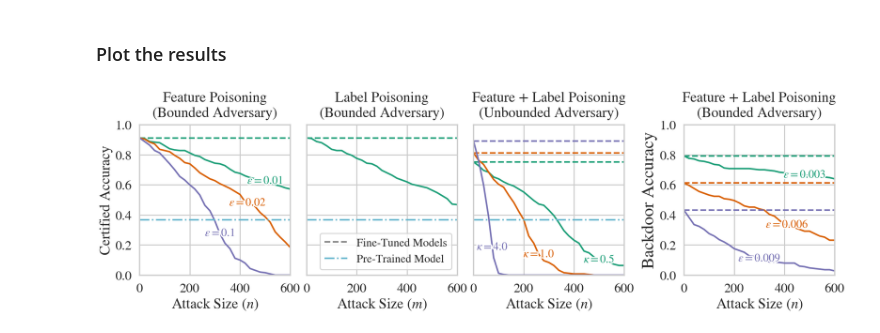
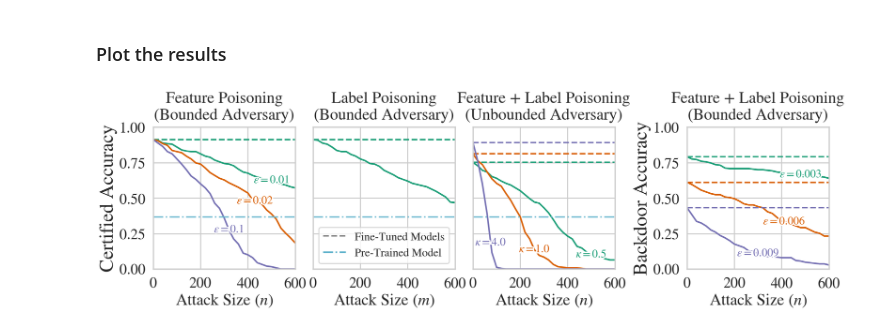
Before and after one commit to Mihneaghitu/ModelGuidanceViaRobustFeatureAttribution, a Jupyter notebook: examples/Paper Plots - Certified Poisoning/OCT MNIST - Poisoning Sweep.ipynb, the cells around one changed output. Drawn from its saved outputs; the diff is of its cells as text; code cells hidden in the pictures.

Commit message:
example: update poisoning plots for ICLR

```diff
--- a/examples/Paper Plots - Certified Poisoning/OCT MNIST - Poisoning Sweep.ipynb
+++ b/examples/Paper Plots - Certified Poisoning/OCT MNIST - Poisoning Sweep.ipynb
@@ -264,7 +229,7 @@ palette = sns.color_palette(palette="Dark2", n_colors=12)
 lb_color = list(iter(sns.color_palette(palette="deep")))[-1]
 ub_color = list(iter(sns.color_palette(palette="deep")))[-2]
 
-sns.set_theme(context="poster", style="whitegrid", font_scale=1.15)
+sns.set_theme(context="poster", style="whitegrid", font_scale=1.3)
 mpl.rcParams["mathtext.fontset"] = "stix"
 mpl.rcParams["font.family"] = "STIXGeneral"
 labelsize = 22
@@ -336,35 +301,35 @@ plot_experiment(results_3, ax[1], type=2)
 ax[2].set_title("Feature + Label Poisoning\n(Unbounded Adversary)", pad=15)
 ax[2].set_xlabel("Attack Size ($n$)")
 plot_experiment(results_4, ax[2], label=r"\kappa", type=3)
 labelLines(ax[2].get_lines(), align=False, drop_label=True, fontsize=labelsize, xvals=[500, 260, 75])
 
 plot_experiment(results_5, ax[4], label=r"\epsilon", type=4)
 labelLines(ax[4].get_lines(), align=False, drop_label=True, fontsize=labelsize, xvals=[480, 410, 300])
 
 ax[4].set_title("Feature + Label Poisoning\n(Bounded Adversary)", pad=15)
 ax[4].set_xlabel("Attack Size ($n$)")
 ax[4].set_ylabel("Backdoor Accuracy", fontsize="large")
 ax[1].plot([], [], color="grey", label="Fine-Tuned Models", linestyle="--")
 
 for i in range(5):
     if i in [1, 2]:
         ax[i].set_yticklabels([])
     ax[i].set_xticks([0, 200, 400, k_poisons[-1]])
     ax[i].set_ylim(0, 1.0)
     ax[i].set_xlim(0, k_poisons[-1])
     # ax[i].set_xticks([0, 50, 100, 150])
     # ax[i].set_xticklabels([0, 50, 100, 150])
     if i == 4:
         continue
     ax[i].axhline(pretrained_acc, label="Pre-Trained Model", color=lb_color, linestyle="-.")
 
 
 ax[1].legend(loc="lower right", fontsize=labelsize)
-ax[0].set_ylabel("Certified Accuracy")
+ax[0].set_ylabel("Certified Accuracy", fontsize="large")
 
 plt.savefig(f".figures/oct_mnist_poisoning.pdf", bbox_inches="tight", dpi=300)
 # %% [output]
-[figure, old version]
+[figure, new version]
 # %% [markdown]
 ![image.png](attachment:image.png)
 medmnist_robust_eps0.5_alpha0.3_meps0.001.ckpt
```
Also changed, not shown: parts of 3 cells of this notebook, 7 other files.
